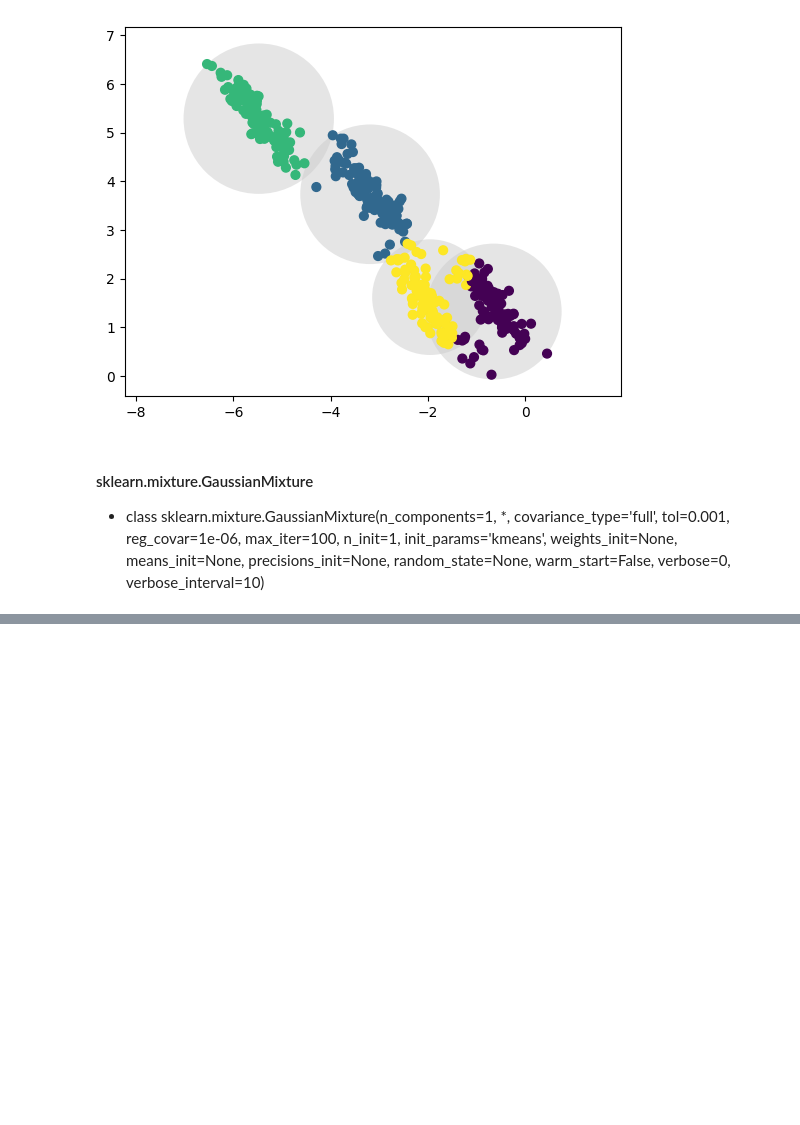
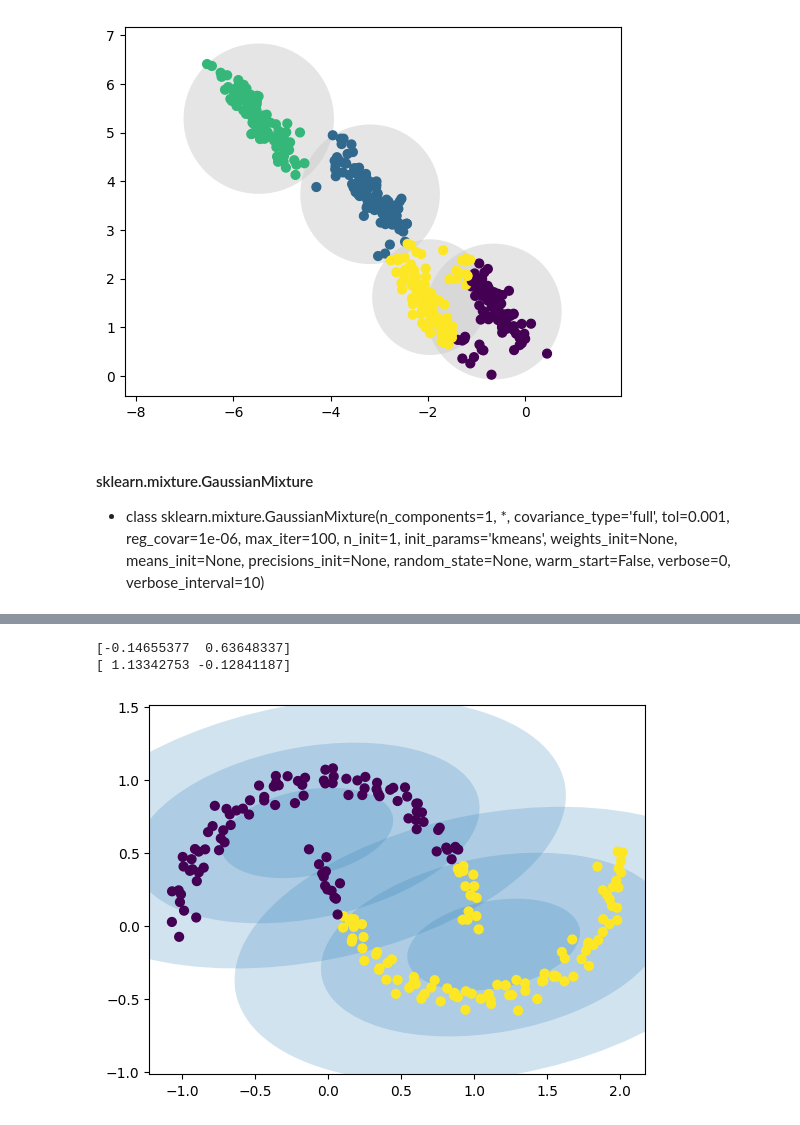
Before and after one commit to kbigdata0010/ml, a Jupyter notebook: GMM.ipynb, the cells around one changed output, grey strips where cells are left out. Drawn from its saved outputs; the diff is of its cells as text; code cells hidden in the pictures; blank space fills up the shorter version.

```diff
--- a/GMM.ipynb
+++ b/GMM.ipynb
@@ -112,0 +144,10 @@ plot_gmm(gmm ,X )
+# %%
+gmm = GaussianMixture(n_components=2 , random_state=0)
+gmm.fit(Xmoon)
+labels = gmm.predict(Xmoon)
+# %%
+plot_gmm(gmm ,Xmoon )
+# %% [output]
+[-0.14655377  0.63648337]
+[ 1.13342753 -0.12841187]
+[figure, added]
```
Also changed, not shown: parts of 7 cells of this notebook, 2 other files.
